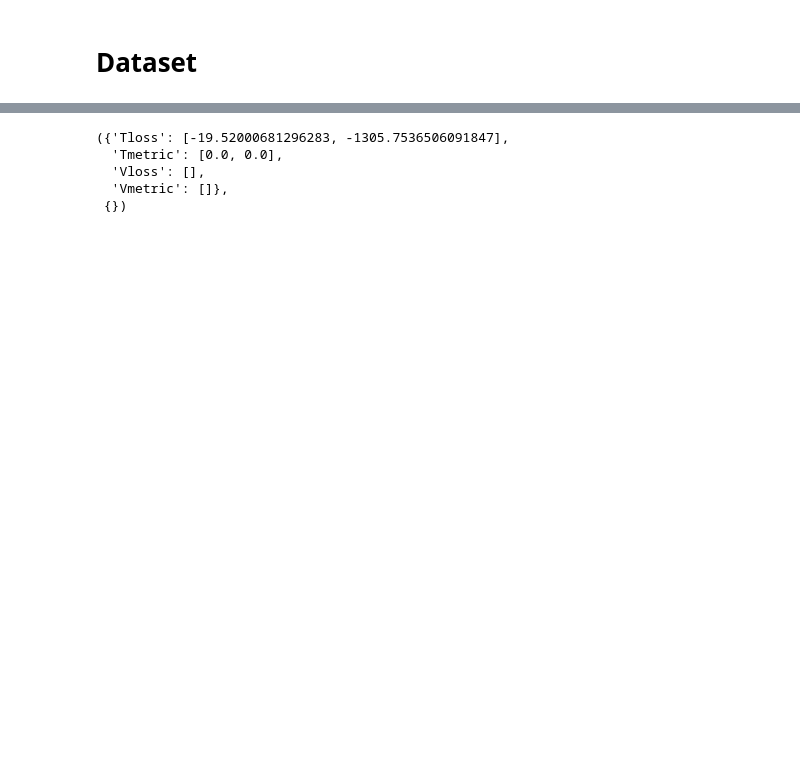
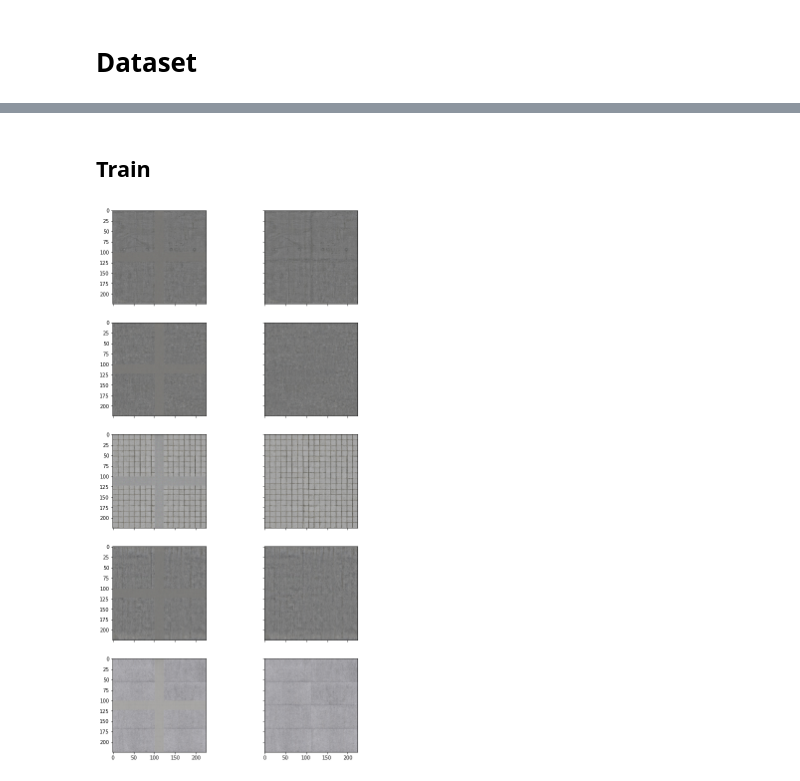
Before and after one commit to GusevMihail/seamless_textute_generator, a Jupyter notebook: sandbox.ipynb, the cells around one changed output, grey strips where cells are left out. Saved outputs shown, nothing was run; the diff lists cells and outputs as text; code cells hidden in the pictures; blank space fills up the shorter version.

Commit message:
Added view results

```diff
--- a/sandbox.ipynb
+++ b/sandbox.ipynb
@@ -329,3 +305,5 @@ def accuracy(predict_proba, ground_truth):
 # %%
 def bce_loss(y_real, y_pred):
     return torch.mean(y_pred[:, [1]] - y_real * y_pred[:, [1]] + torch.log(1 + torch.exp(-y_pred[:, [1]])))
+# %% [markdown]
+## Train
@@ -338,8 +318,33 @@ model = model.to(DEVICE)
 # %%
-train(model, train_loader, loss_fn, optim, 2)
+_ = train(model, train_loader, loss_fn, optim, 10)
-# %% [output]
-({'Tloss': [-19.52000681296283, -1305.7536506091847],
-  'Tmetric': [0.0, 0.0],
-  'Vloss': [],
-  'Vmetric': []},
- {})
+# %%
+np.random.seed(42)
+samples = 5
+fig, ax = plt.subplots(nrows=samples, ncols=2, figsize=(10, 20),
+                       sharey=True, sharex=True)
+# Денормализация
+inv_normalize = transforms.Normalize(
+        mean=[-0.485/0.229, -0.456/0.224, -0.406/0.225],
+        std=[1/0.229, 1/0.224, 1/0.225]
+        )
+
+model.train(False)
+
+for col_idx in range(samples):
+    i = np.random.choice(len(dataset), 1)[0]
+    X , mask, y = dataset[i]
+    y = inv_normalize(y)
+    X_tens = torch.as_tensor(X, dtype=torch.float, device=DEVICE)
+
+    pred = model(X_tens.unsqueeze(0))
+    pred = inv_normalize(pred.view(1, 3, 224, 224))
+    pred = pred.detach().cpu().numpy().reshape(3, 224, 224)
+    y_pred = y.numpy() * (~mask.numpy().astype(bool)) + pred * mask.numpy()
+
+    ax[col_idx, 0].imshow(np.moveaxis(y_pred, 0, -1))
+    ax[col_idx, 0].grid(False)
+
+    ax[col_idx, 1].imshow(np.moveaxis(y.numpy(), 0, -1))
+    ax[col_idx, 1].grid(False)
+# %% [output]
+[figure, added]
```
Also changed, not shown: parts of 14 cells of this notebook.
